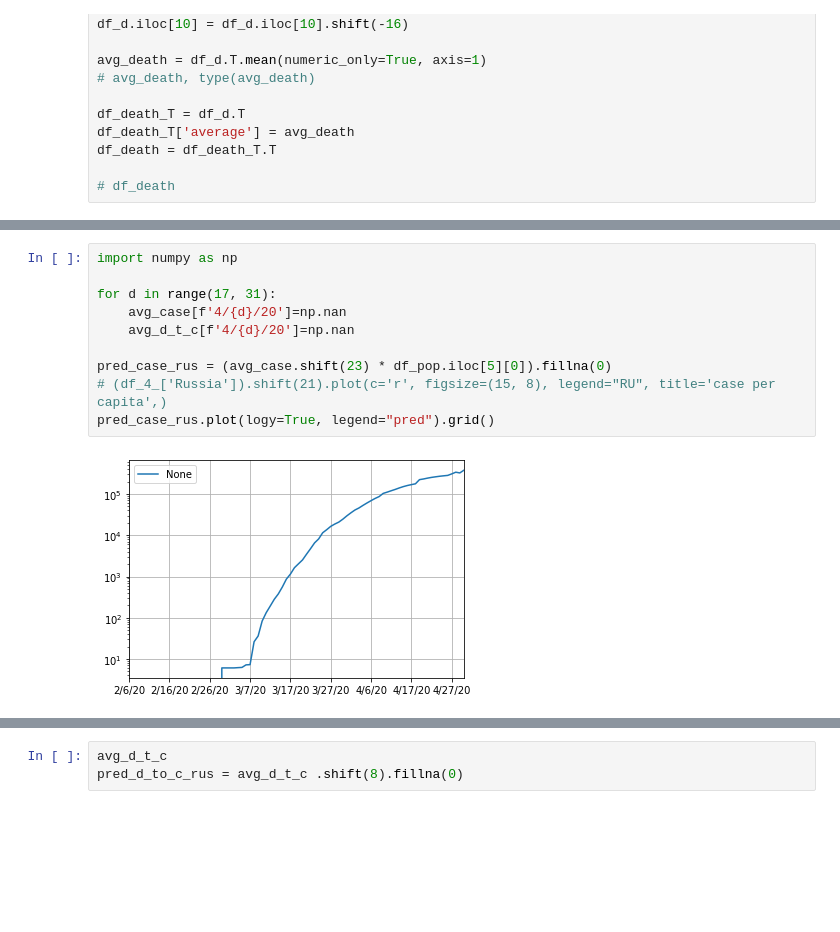
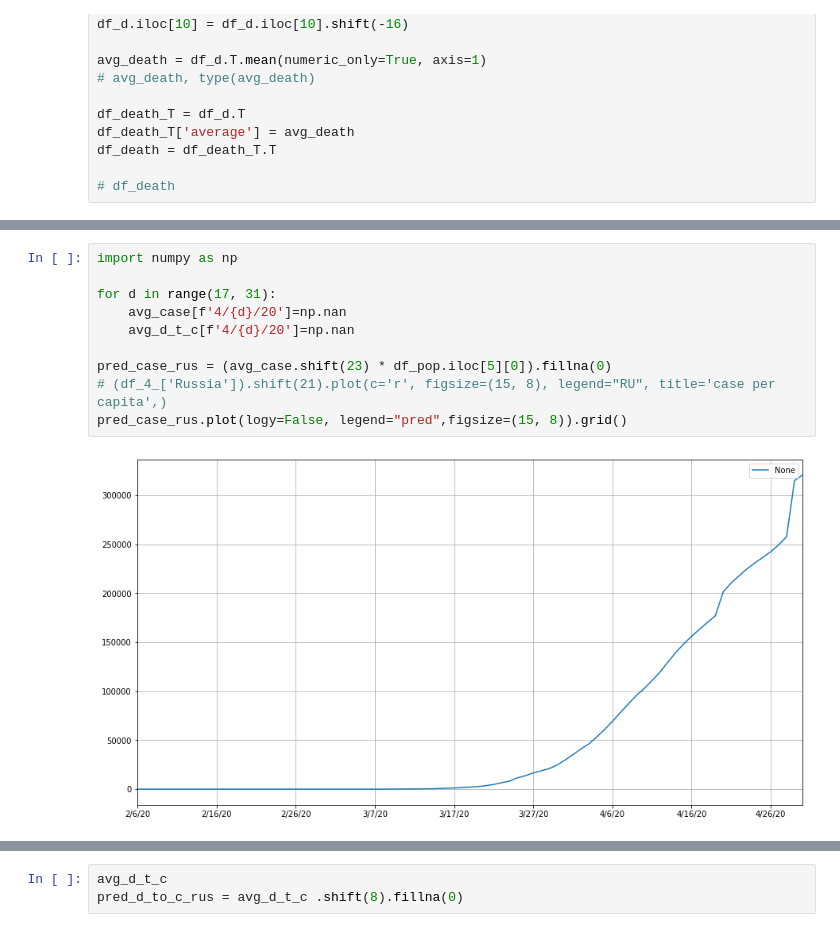
Before and after one commit to Dmitry1973/ML_for_business, a Jupyter notebook: covid.ipynb, the cells around one changed output, grey strips where cells are left out. Saved outputs shown, nothing was run; the diff lists cells and outputs as text; blank space fills up the shorter version.

```diff
--- a/covid.ipynb
+++ b/covid.ipynb
@@ -349,15 +334,15 @@ df_6['Italy'].plot(c='b', legend="It").grid()
 # %%
 import numpy as np
 
 for d in range(17, 31):
     avg_case[f'4/{d}/20']=np.nan
     avg_d_t_c[f'4/{d}/20']=np.nan
 
 pred_case_rus = (avg_case.shift(23) * df_pop.iloc[5][0]).fillna(0)
 # (df_4_['Russia']).shift(21).plot(c='r', figsize=(15, 8), legend="RU", title='case per capita',)
-pred_case_rus.plot(logy=True, legend="pred").grid()
+pred_case_rus.plot(logy=False, legend="pred",figsize=(15, 8)).grid()
 # %% [output]
-[figure, old version]
+[figure, new version]
 # %%
 # df_death_T = df_d.T
 # df_death_T['average'] = avg_death
```
Also changed, not shown: parts of 18 cells of this notebook.
